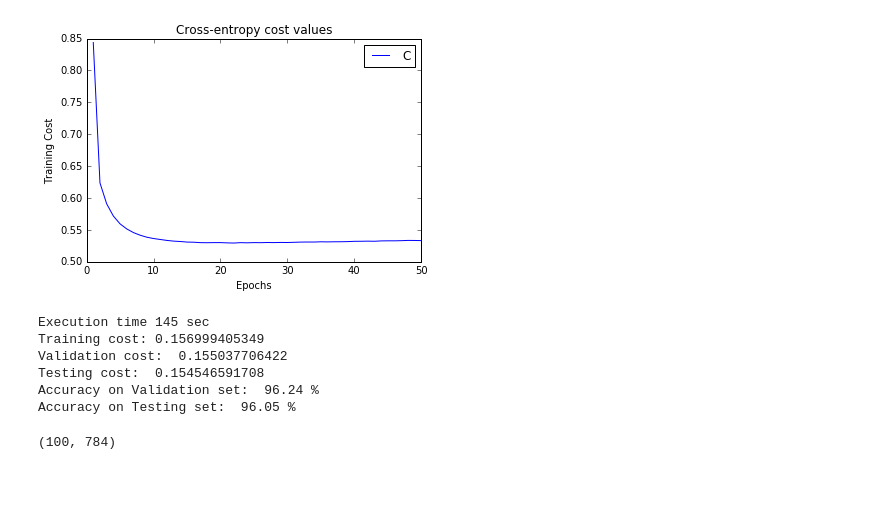
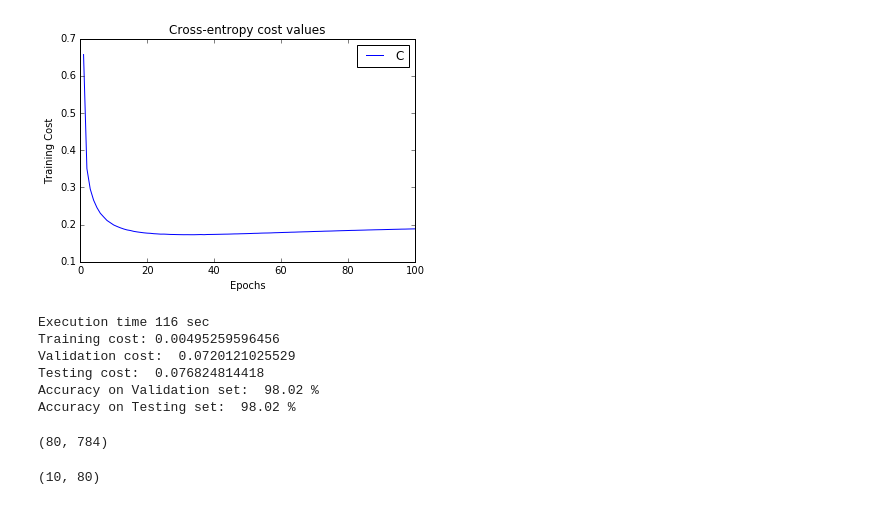
Before and after one commit to ArkAung/DNNfs, a Jupyter notebook: DNNfs.ipynb, the cells around one changed output. Drawn from its saved outputs; the diff is of its cells as text; code cells hidden in the pictures.

```diff
--- a/DNNfs.ipynb
+++ b/DNNfs.ipynb
@@ -22,6 +22,7 @@ def relu_prime(z):
     return z
 
 
+# Just for the sake of saving  computing time to recalculate y_hat in each mini_batch
 def stochastic_J(w1, w2, y_hat, images, labels, alpha=0.):
     x = images
     y = labels
@@ -29,7 +30,7 @@ def stochastic_J(w1, w2, y_hat, images, labels, alpha=0.):
     cost_mat = np.multiply(y, np.log(y_hat))
     cost = (-1. / m) * np.sum(np.sum(cost_mat, axis=1))
     # Regularize
-    cost += (alpha / (2 * m)) * (np.linalg.norm(w1) + np.linalg.norm(w2))
+    cost += (alpha/(2 * m)) * (np.linalg.norm(w1) + np.linalg.norm(w2))
     return cost
 
 
@@ -41,7 +42,7 @@ def J(w1, w2, b1, b2, images, labels, alpha=0.):
     cost_mat = np.multiply(y, np.log(y_hat))
     cost = (-1. / m) * np.sum(np.sum(cost_mat, axis=1))
     # Regularize
-    cost += (alpha / (2 * m)) * (np.linalg.norm(w1) + np.linalg.norm(w2))
+    cost += (alpha/(2 * m)) * (np.linalg.norm(w1) + np.linalg.norm(w2))
     return cost
 
 
@@ -55,7 +56,7 @@ def feedforward(w1, w2, b1, b2, images, labels):
 def grad_layer2(h1, y_hat, w1, w2, images, labels, alpha=0.):
     y = labels
     m = y.shape[0]
-    dJ_dz2 = (y_hat - y)
+    dJ_dz2 = y_hat - y
     dJ_dw2 = dJ_dz2.T.dot(h1)
     #Regularize
     dJ_dw2 += (alpha/m) * w2
@@ -67,26 +68,27 @@ def grad_layer1(h1, y_hat, w1, w2, images, labels, alpha=0.):
     x = images
     y = labels
     m = y.shape[0]
-    dJ_dh1 = (y_hat - y).dot(w2)
+    dJ_dz2 = y_hat - y
+    dJ_dh1 = dJ_dz2.dot(w2)
     g = dJ_dh1 * relu_prime(x.dot(w1.T))  # dJ/dz1
     dJ_dw1 = g.T.dot(x)
     # Regularize
-    dJ_dw1 += (alpha / m) * w1
+    dJ_dw1 += (alpha/m) * w1
     dJ_db1 = np.sum(g, axis=0, keepdims=True)
     return dJ_dw1, dJ_db1
 
 
-def gradientDescent(trainingimages, trainingLabels, h_nodes, epsilon, batch_size, epochs, alpha=0., searching=False):
-    x = trainingimages
-    y = trainingLabels
+def sgd(train_images, train_labels, val_images, val_labels, h_nodes, epsilon, batch_size, epochs, alpha=0., searching=False):
+    x = train_images
+    y = train_labels
     sample_size, dimensions = x.shape
     classes = y.shape[1]
     cost_history = np.array([])
 
-    w1_range = 1./math.sqrt(dimensions)
+    w1_range = math.sqrt(2./dimensions)
     w1 = np.random.uniform(-w1_range, w1_range, (h_nodes, dimensions))
     b1 = np.ones((1, h_nodes)) * 0.1
-    w2_range = 1. / math.sqrt(h_nodes)
+    w2_range = math.sqrt(2. / h_nodes)
     w2 = np.random.uniform(-w2_range, w2_range, (classes, h_nodes))
     b2 = np.ones((1, classes)) * 0.1
 
@@ -122,7 +124,7 @@ def gradientDescent(trainingimages, trainingLabels, h_nodes, epsilon, batch_size
         # List of costs for epochs
         cost_history = np.append(cost_history, epoch_cost)
         # Accuracy of on validation data set after each epoch
-        validation_acc = report_accuracy(w1, w2, b1, b2, validationImages, validationLabels)
+        validation_acc = report_accuracy(w1, w2, b1, b2, val_images, val_labels)
         if e % 2 == 0:
             print("Epochs: %d Cost: %.5f Validation Acc: %.2f ||w1||: %.5f ||w2||: %.5f" % (
                 e, epoch_cost, validation_acc, np.linalg.norm(w1), np.linalg.norm(w2)))
@@ -159,28 +161,32 @@ def predict(images, labels, w1, w2, b1, b2):
     real = np.argmax(labels)
     return predicted, real
 
-def findBestHyperparameters():
-    h_nodes = [20, 20, 20, 30, 30, 30, 40, 40, 20, 30]
-    l_rate = [1e-4, 1e-4, 1e-5, 0.0005, 0.00002, 0.00001, 0.0006, 0.0006, 0.00007, 0.0007]
-    b_size = [64, 32, 64, 128, 512, 256, 16, 64, 36, 16]
-    alpha = [0.5, 0.8, 10, 1e2, 50, 0.2, 0.3, 0.7, 0.1, 0.001]
+
+def findBestHyperparameters(train_images, train_labels, val_images, val_labels):
+    h_nodes = [20, 20, 50, 50, 80, 30, 60, 40, 20, 80]
+    l_rate = [1e-4, 1e-4, 0.001, 0.0005, 0.001, 0.00001, 0.0006, 0.0006, 0.00007, 0.001]
+    b_size = [1000, 10000, 50, 125, 500, 275, 88, 40, 625, 25]
+    alpha = [0, 0.8, 0.02, 1e2, 5.0, 0.2, 0.3, 0.7, 0.1, 0.9]
     epochs = 5
     min_cost = 100
     max_acc = 0
     best = 0
     for i in range(10):
-        print ("Trying parameters - Hidden Nodes: %d Learning Rate: %.6f Batch Size: %d Alpha: %.3f Epochs: %d" % (
-            h_nodes[i], l_rate[i], b_size[i], alpha[i], epochs))
-        cost, acc = gradientDescent(trainingImages, trainingLabels, h_nodes[i], l_rate[i], b_size[i], epochs, alpha[i], searching=True)
+        print ("[%d] Trying parameters - Hidden Nodes: %d Learning Rate: %.6f Batch Size: %d Alpha: %.3f Epochs: %d" % (
+            i, h_nodes[i], l_rate[i], b_size[i], alpha[i], epochs))
+        cost, acc = sgd(train_images, train_labels, val_images, val_labels,
+                        h_nodes[i], l_rate[i], b_size[i], epochs, alpha[i], searching=True)
         if cost < min_cost:
             min_cost = cost
             best = i
         if acc > max_acc:
             max_acc = acc
             best = i
-        print ("Current best parameters - Hidden Nodes: %d Learning Rate: %.6f Batch Size: %d Alpha: %.3f Epochs: %d" % (
-            h_nodes[best], l_rate[best], b_size[best], alpha[best], epochs))
+        print ("Current best parameters - Hidden Nodes: %d Learning Rate: %.6f Batch Size: %d Alpha: %.3f Epochs: %d" %
+               (h_nodes[best], l_rate[best], b_size[best], alpha[best], epochs))
+
     return h_nodes[best], l_rate[best], b_size[best], alpha[best], 20
+
 
 if __name__ == "__main__":
     # Load data
@@ -195,11 +201,16 @@ if __name__ == "__main__":
     import time
 
     start = time.time()
-#     hidden_nodes, learning_rate, batch_size, ridge_term, epochs = findBestHyperparameters()
-    hidden_nodes, learning_rate, batch_size, ridge_term, epochs = 80, 0.001, 16, 0.9, 50
+#     hidden_nodes, learning_rate, batch_size, ridge_term, epochs = findBestHyperparameters(trainingImages, trainingLabels,
+#                                                                                           validationImages, validationLabels)
+    hidden_nodes, learning_rate, batch_size, ridge_term, epochs = 80, 0.001, 500, 5.0, 100
     print ("Best parameters - Hidden Nodes: %d Learning Rate: %.6f Batch Size: %d Alpha: %.3f Epochs: %d" %
            (hidden_nodes, learning_rate, batch_size, ridge_term, epochs))
-    w_1, w_2, b_1, b_2 = gradientDescent(trainingImages, trainingLabels, hidden_nodes, learning_rate, batch_size, epochs, ridge_term)
+    w_1, w_2, b_1, b_2 = sgd(trainingImages, trainingLabels, validationImages, validationLabels,
+                             hidden_nodes, learning_rate, batch_size, epochs, ridge_term)
+
+    # from scipy.optimize import check_grad
+    # print ("Check grad valude is ", check_grad(J, ))
 
     dt = int(time.time() - start)
     print("Execution time %d sec" % dt)
@@ -228,11 +239,15 @@ Epochs: 48 Cost: 0.53345 Validation Acc: 96.22 ||w1||: 6.85825 ||w2||: 6.47587
-[figure, old version]
+[figure, new version]
-Execution time 145 sec
-Training cost: 0.156999405349
-Validation cost:  0.155037706422
-Testing cost:  0.154546591708
-Accuracy on Validation set:  96.24 %
-Accuracy on Testing set:  96.05 %
+Execution time 116 sec
+Training cost: 0.00495259596456
+Validation cost:  0.0720121025529
+Testing cost:  0.076824814418
+Accuracy on Validation set:  98.02 %
+Accuracy on Testing set:  98.02 %
 # %%
 w_1.shape
 # %% [output]
-(100, 784)
+(80, 784)
+# %%
+w_2.shape
+# %% [output]
+(10, 80)
```
Also changed, not shown: parts of 7 cells of this notebook, 2 other files.
